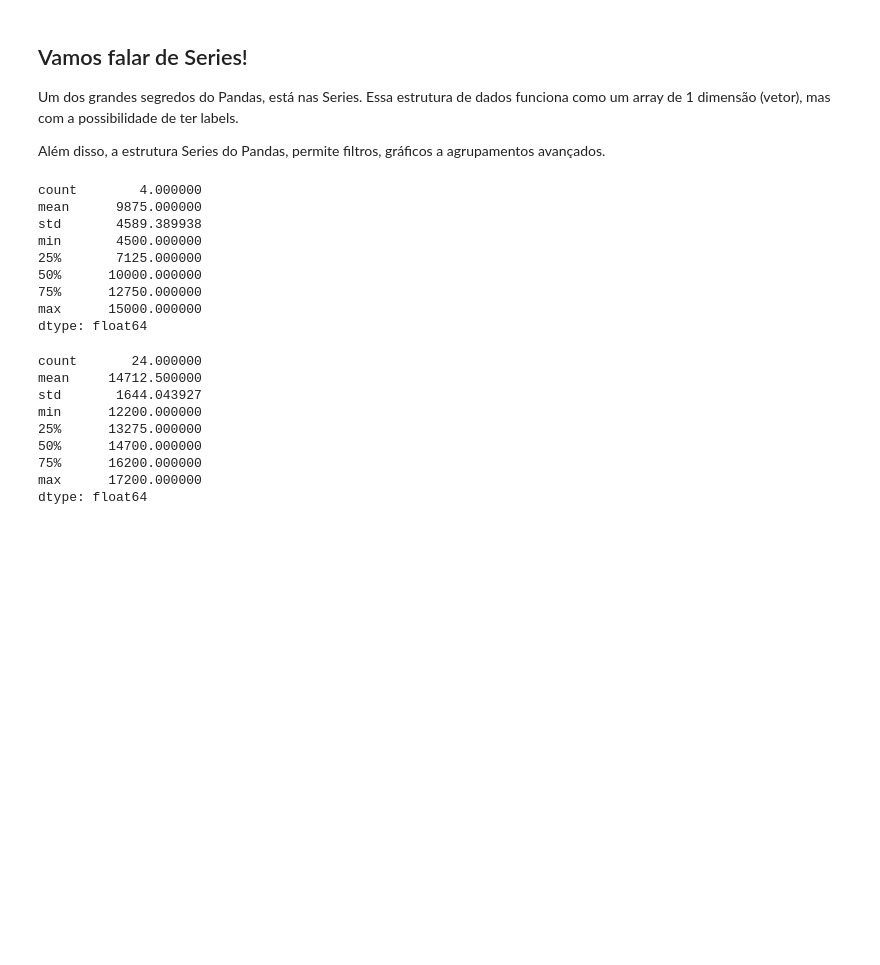
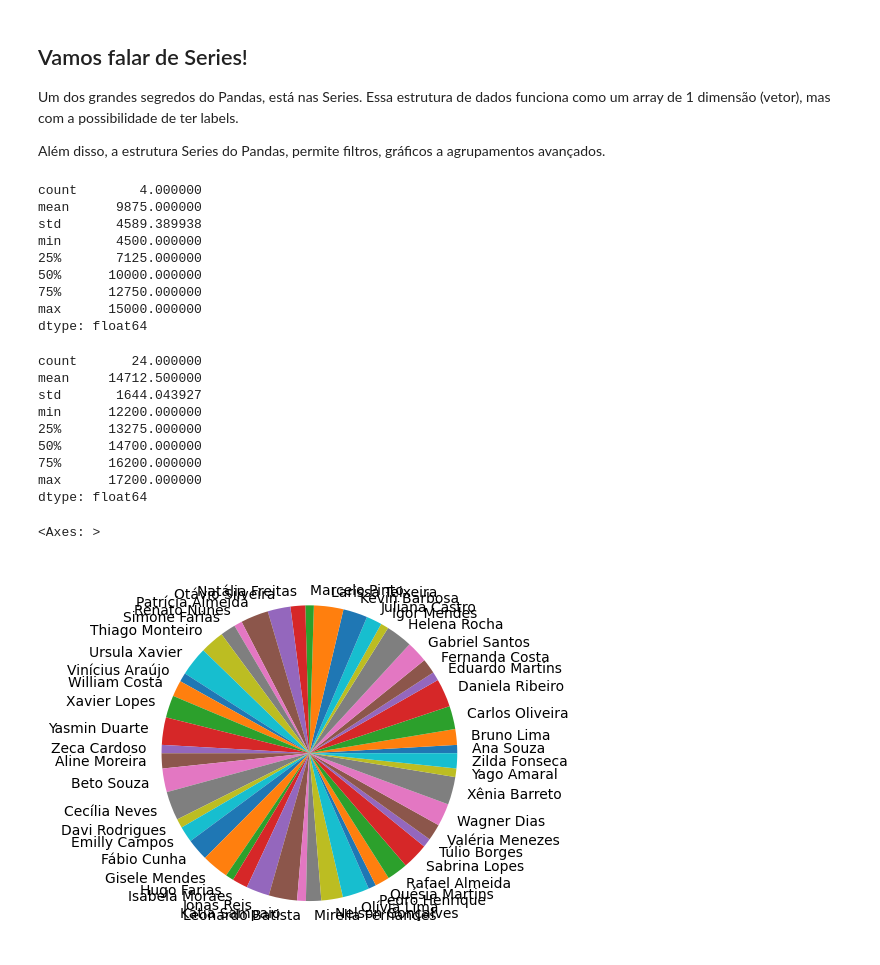
Before and after one commit to zeanjos/pycode_pandas, a Jupyter notebook: pandas.ipynb, the cells around one changed output. Drawn from its saved outputs; the diff is of its cells as text; code cells hidden in the pictures; blank space fills up the shorter version.

Commit message:
iloc novamente, index, .plot(kind=) e mais

```diff
--- a/pandas.ipynb
+++ b/pandas.ipynb
@@ -204,3 +204,62 @@ min      12200.000000
 75%      16200.000000
 max      17200.000000
 dtype: float64
+# %%
+salarios = {
+    'Ana Souza': 4800,
+    'Bruno Lima': 9200,
+    'Carlos Oliveira': 13500,
+    'Daniela Ribeiro': 16500,
+    'Eduardo Martins': 5100,
+    'Fernanda Costa': 8700,
+    'Gabriel Santos': 12500,
+    'Helena Rocha': 15500,
+    'Igor Mendes': 4600,
+    'Juliana Castro': 9100,
+    'Kevin Barbosa': 14200,
+    'Larissa Teixeira': 17200,
+    'Marcelo Pinto': 4950,
+    'Natália Freitas': 8600,
+    'Otávio Silveira': 13300,
+    'Patrícia Almeida': 16200,
+    'Renato Nunes': 4700,
+    'Simone Farias': 8900,
+    'Thiago Monteiro': 14000,
+    'Ursula Xavier': 17000,
+    'Vinícius Araújo': 5200,
+    'William Costa': 9400,
+    'Xavier Lopes': 13000,
+    'Yasmin Duarte': 16000,
+    'Zeca Cardoso': 4850,
+    'Aline Moreira': 8800,
+    'Beto Souza': 13800,
+    'Cecília Neves': 16800,
+    'Davi Rodrigues': 5300,
+    'Emilly Campos': 9300,
+    'Fábio Cunha': 12800,
+    'Gisele Mendes': 15800,
+    'Hugo Farias': 4700,
+    'Isabela Moraes': 9000,
+    'Jonas Reis': 13500,
+    'Kátia Sampaio': 16500,
+    'Leonardo Batista': 5100,
+    'Mirella Fernandes': 8900,
+    'Nelson Gonçalves': 12600,
+    'Olívia Lima': 15600,
+    'Pedro Henrique': 4500,
+    'Quésia Martins': 8500,
+    'Rafael Almeida': 12200,
+    'Sabrina Lopes': 15200,
+    'Túlio Borges': 5200,
+    'Valéria Menezes': 9600,
+    'Wagner Dias': 13200,
+    'Xênia Barreto': 16200,
+    'Yago Amaral': 5000,
+    'Zilda Fonseca': 8800,
+}
+
+s = pd.Series(salarios)
+s.plot(kind='pie')
+# %% [output]
+<Axes: >
+[figure, added]
```
Also changed, not shown: parts of 2 cells of this notebook.
